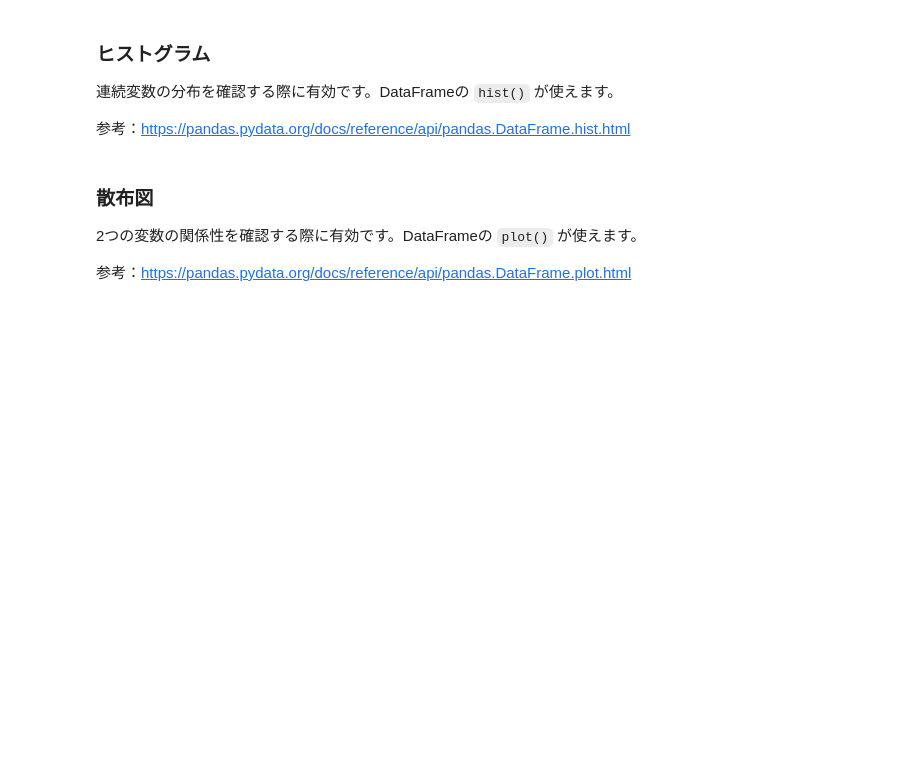
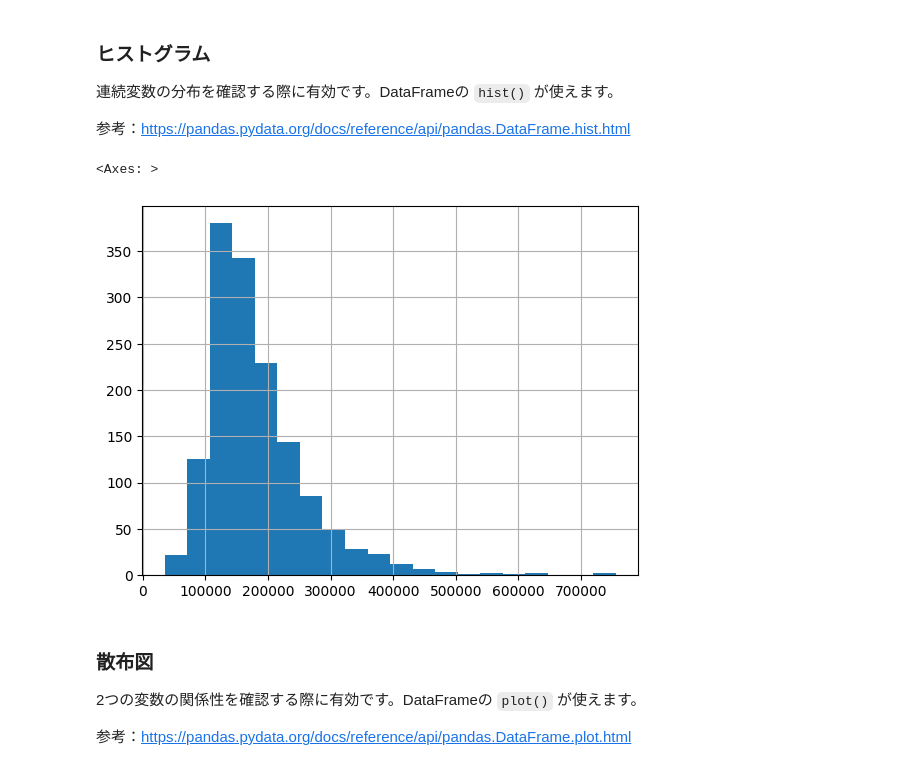
Before and after one commit to yuimaekawa/aidev, a Jupyter notebook: Lesson05_Data-Preprocessing/課題1：住宅価格のデータの前処理.ipynb, the cells around one changed output. Cells and saved outputs as stored; diff of their text form; code cells hidden in the pictures; blank space fills up the shorter version.

```diff
--- a/Lesson05_Data-Preprocessing/課題1：住宅価格のデータの前処理.ipynb
+++ b/Lesson05_Data-Preprocessing/課題1：住宅価格のデータの前処理.ipynb
@@ -32,2 +30,5 @@ CSVファイル *iowa_ames_housing_price.csv* を読み込み、内容を確認
+# %%
+# データを変数datasetに読み込む
+dataset = pd.read_csv("./iowa_ames_housing_price.csv")
 # %%
 # データの最初の5行を表示
@@ -65,5 +117,6 @@ PandasのDataFrameでは、列同士の四則演算、ならびに新しい列
 たとえば、`df` というDataFrameの変数があり、中に `a`,`b` というカラムが存在するとき、`df['c'] = df['a'] + df['b']` と記述することで、`a`列と`b`列の加算結果を `c` という新しい列として `df` に追加してくれます。
 # %%
 # 「X1stFlrSF」と「X2ndFlrSF」を合計した「XFlrSF_total」を新たな列としてdatasetに加える
+dataset['XFlrSF_total'] = dataset['X1stFlrSF'] + dataset['X2ndFlrSF']
 # %%
 # datasetからloc関数を使用して「X1stFlrSF」と「X2ndFlrSF」、「XFlrSF_total」を先頭から5行分表示し、正しく追加されていることを確認する
@@ -75,5 +137,6 @@ PandasのDataFrameでは、列同士の四則演算、ならびに新しい列
 参考：https://pandas.pydata.org/docs/reference/api/pandas.get_dummies.html
 # %%
 # 列'SaleType'をダミー変数に展開したものを変数 dataset に上書きします
+dataset = pd.get_dummies(data=dataset, columns=['SaleType'])
 # %%
 # ダミー変数が作成されていることを確認します　(datasetの最初の5行だけ出力)
@@ -101,6 +191,10 @@ DataFrameの `query()` を使いフィルタリングを行ないましょう。
 参考：https://pandas.pydata.org/docs/reference/api/pandas.DataFrame.hist.html
 # %%
 # datasetの'price'をヒストグラムで表示（DataFrameのhist()を利用する）
+dataset['price'].hist(bins=20)
+# %% [output]
+<Axes: >
+[figure, added]
 # %% [markdown]
 ### 散布図
 
```
Also changed, not shown: parts of 15 cells of this notebook.
